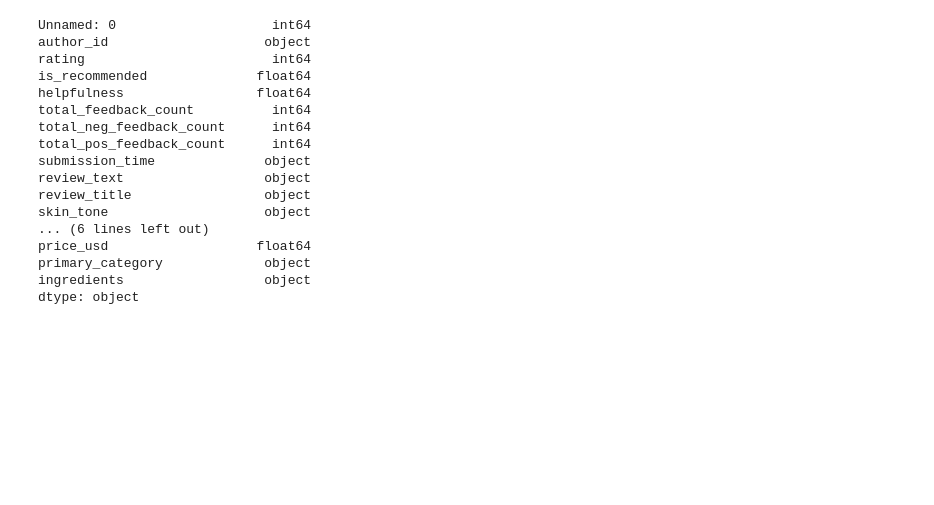
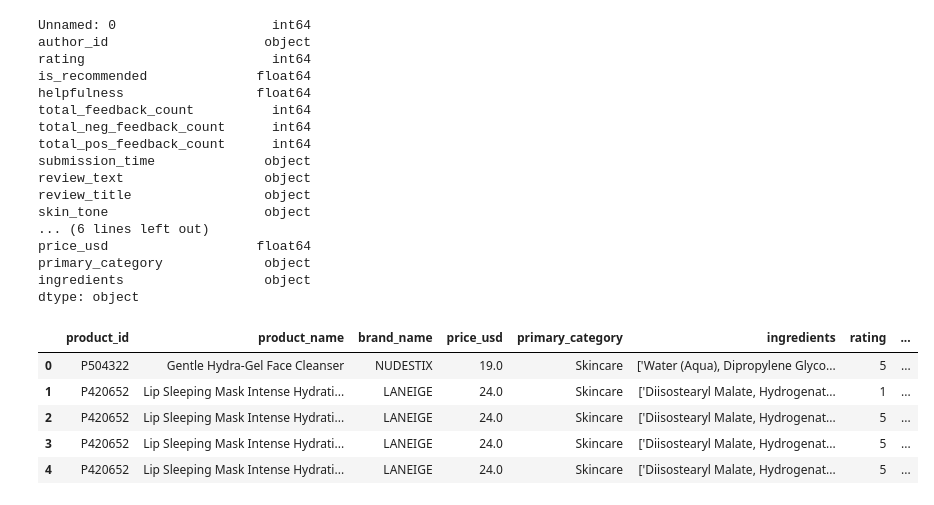
Before and after one commit to dcasey07/sephora-reviews, a Jupyter notebook: reviews.ipynb, the cells around one changed output. Cells and saved outputs as stored; diff of their text form; code cells hidden in the pictures; blank space fills up the shorter version.

```diff
--- a/reviews.ipynb
+++ b/reviews.ipynb
@@ -69,5 +69,16 @@ price_usd                   float64
 primary_category             object
 ingredients                  object
 dtype: object
+# %%
+columns = ['product_id', 'product_name', 'brand_name', 'price_usd', 'primary_category', 'ingredients', 'rating', 'is_recommended', 'helpfulness', 'total_feedback_count', 'total_neg_feedback_count', 'total_pos_feedback_count', 'review_text', 'review_title']
+merged_df = merged_df[columns]
+merged_df.head()
+# %% [output]
+|  | product_id | product_name | brand_name | price_usd | primary_category | ingredients | rating | ... |
+| 0 | P504322 | Gentle Hydra-Gel Face Cleanser | NUDESTIX | 19.0 | Skincare | ['Water (Aqua), Dipropylene Glyco... | 5 | ... |
+| 1 | P420652 | Lip Sleeping Mask Intense Hydrati... | LANEIGE | 24.0 | Skincare | ['Diisostearyl Malate, Hydrogenat... | 1 | ... |
+| 2 | P420652 | Lip Sleeping Mask Intense Hydrati... | LANEIGE | 24.0 | Skincare | ['Diisostearyl Malate, Hydrogenat... | 5 | ... |
+| 3 | P420652 | Lip Sleeping Mask Intense Hydrati... | LANEIGE | 24.0 | Skincare | ['Diisostearyl Malate, Hydrogenat... | 5 | ... |
+| 4 | P420652 | Lip Sleeping Mask Intense Hydrati... | LANEIGE | 24.0 | Skincare | ['Diisostearyl Malate, Hydrogenat... | 5 | ... |
 # %%
 # Next class we need to discuss what columns we want to remove to make our data more manageable
```
